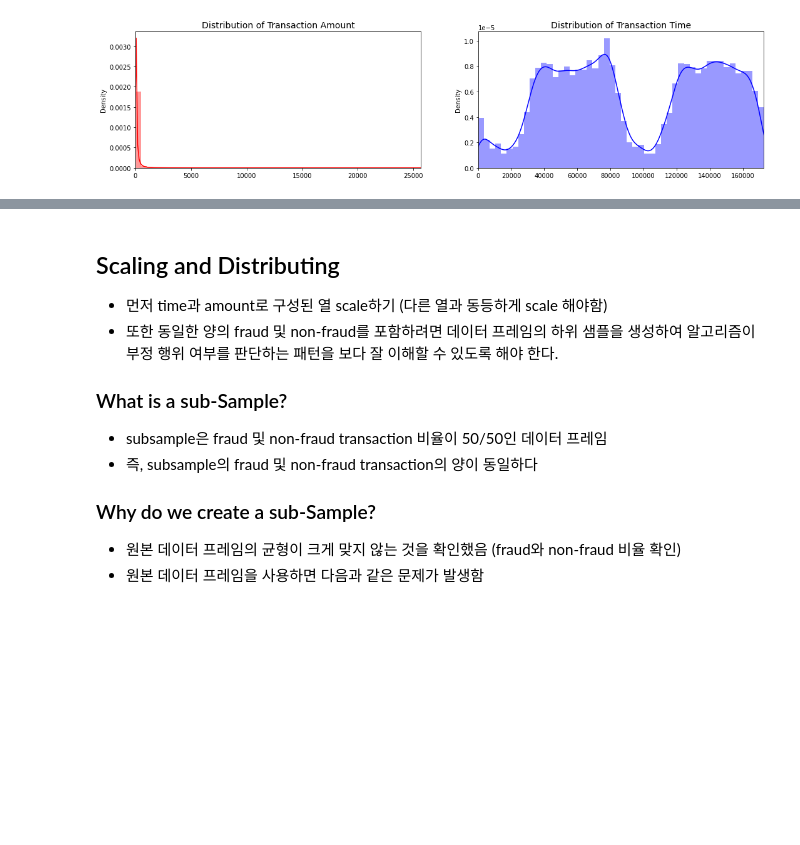
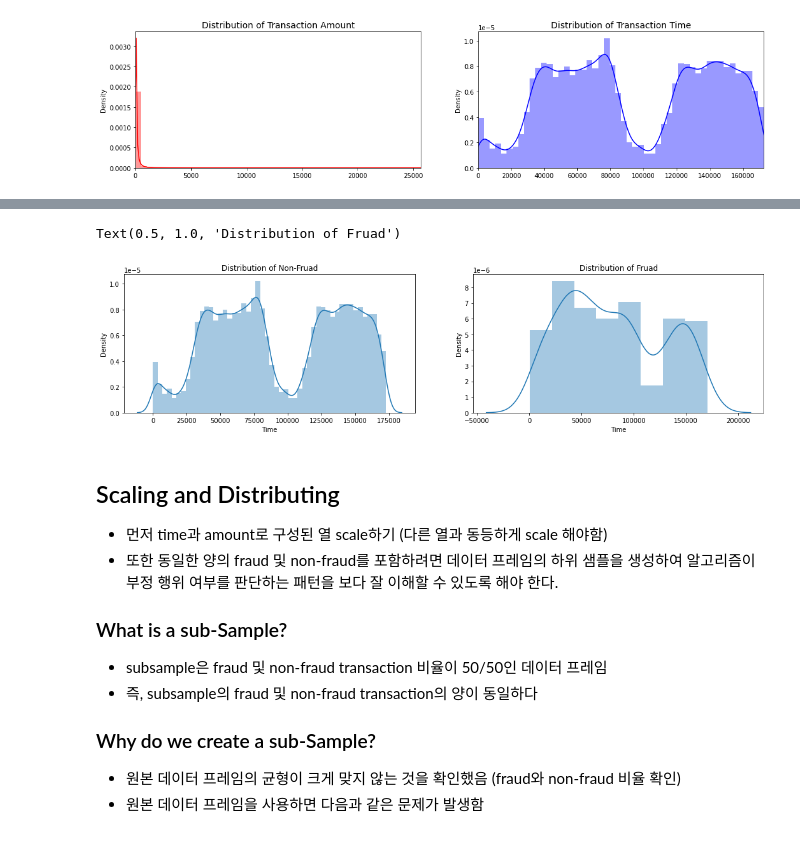
Before and after one commit to bluvory/Fraud_Detection, a Jupyter notebook: bb.ipynb, the cells around one changed output, grey strips where cells are left out. Saved outputs shown, nothing was run; the diff lists cells and outputs as text; code cells hidden in the pictures; blank space fills up the shorter version.

```diff
--- a/bb.ipynb
+++ b/bb.ipynb
@@ -163,3 +183,14 @@ plt.show()
+# %%
+fig, ax = plt.subplots(1, 2, figsize=(18,4))
+
+sns.distplot(df[df['Class'] == 0]['Time'], ax=ax[0])
+ax[0].set_title('Distribution of Non-Fruad')
+
+sns.distplot(df[df['Class'] == 1]['Time'], ax=ax[1])
+ax[1].set_title('Distribution of Fruad')
+# %% [output]
+Text(0.5, 1.0, 'Distribution of Fruad')
+[figure, added]
 # %% [markdown]
 ## Scaling and Distributing
 <a id="distributing"></a>
```
Also changed, not shown: parts of 22 cells of this notebook, 2 other files.
